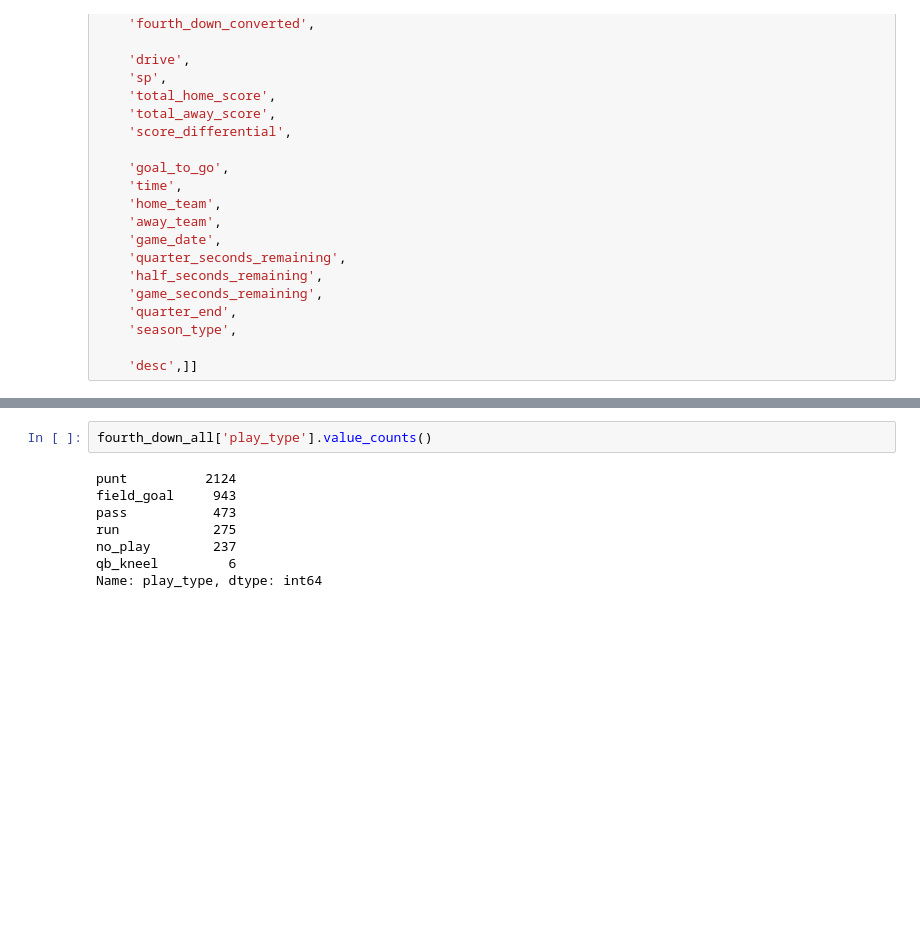
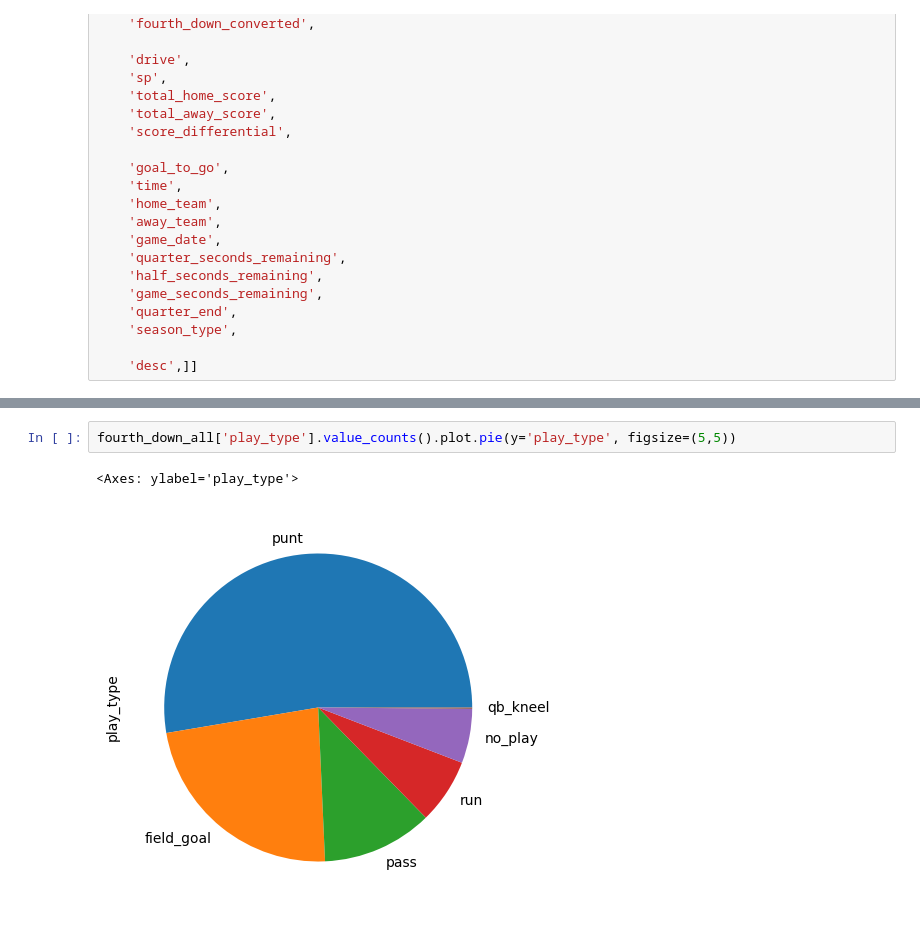
Before and after one commit to aguerrero15/NFL-Fourth-Down, a Jupyter notebook: report.ipynb, the cells around one changed output, grey strips where cells are left out. Cells and saved outputs as stored; diff of their text form; blank space fills up the shorter version.

Commit message:
Added 4th down pie chart to report

```diff
--- a/report.ipynb
+++ b/report.ipynb
@@ -136,13 +136,8 @@ fourth_down_all
 # %%
-fourth_down_all['play_type'].value_counts()
+fourth_down_all['play_type'].value_counts().plot.pie(y='play_type', figsize=(5,5))
 # %% [output]
-punt          2124
-field_goal     943
-pass           473
-run            275
-no_play        237
-qb_kneel         6
-Name: play_type, dtype: int64
+<Axes: ylabel='play_type'>
+[figure, added]
 # %%
 fourth_down_run_all = fourth_down_all.loc[fourth_down_all['play_type'] == 'run']
 fourth_down_run_all
```
Also changed, not shown: parts of 14 cells of this notebook.
